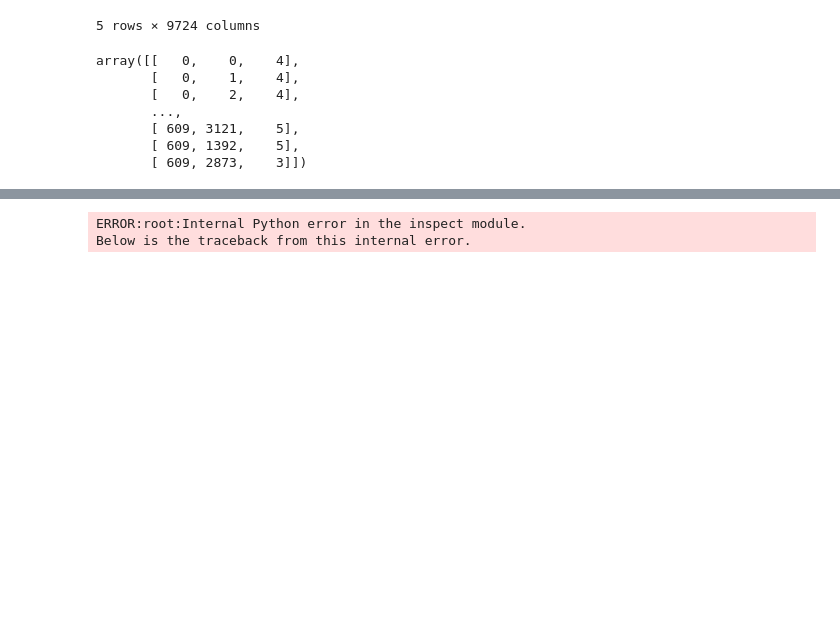
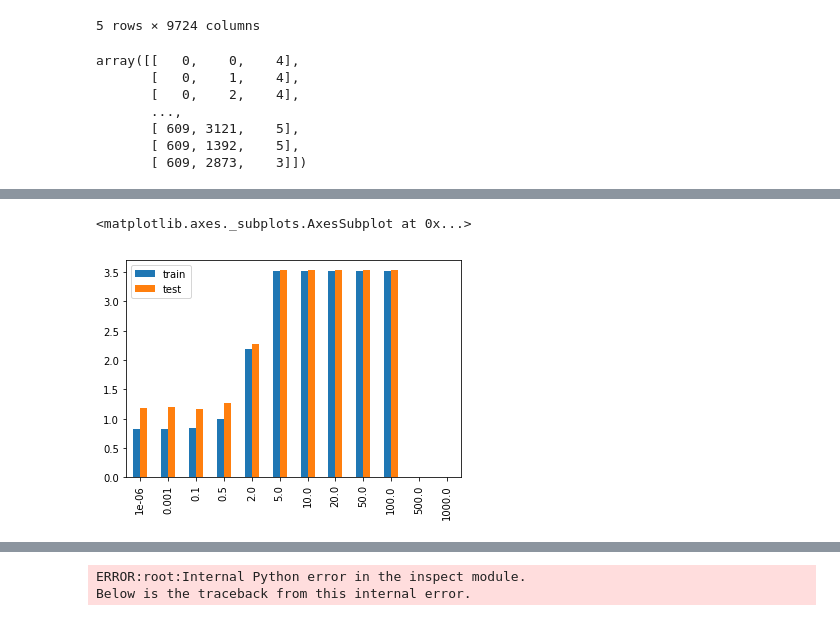
Before and after one commit to obluff/cs560-homework, a Jupyter notebook: hw5/cs560_hw.ipynb, the cells around one changed output, grey strips where cells are left out. Saved outputs shown, nothing was run; the diff lists cells and outputs as text; code cells hidden in the pictures; blank space fills up the shorter version.

```diff
--- a/hw5/cs560_hw.ipynb
+++ b/hw5/cs560_hw.ipynb
@@ -54,0 +171,9 @@ np.random.shuffle(samples)
+# %%
+end = {x: y[-1] for x, y in results.items()}
+# %%
+end_plot = pd.DataFrame.from_dict(data = end).T
+end_plot.columns = ['train', 'test']
+end_plot.plot(kind='bar')
+# %% [output]
+<matplotlib.axes._subplots.AxesSubplot at 0x...>
+[figure, added]
```
Also changed, not shown: parts of 10 cells of this notebook.
